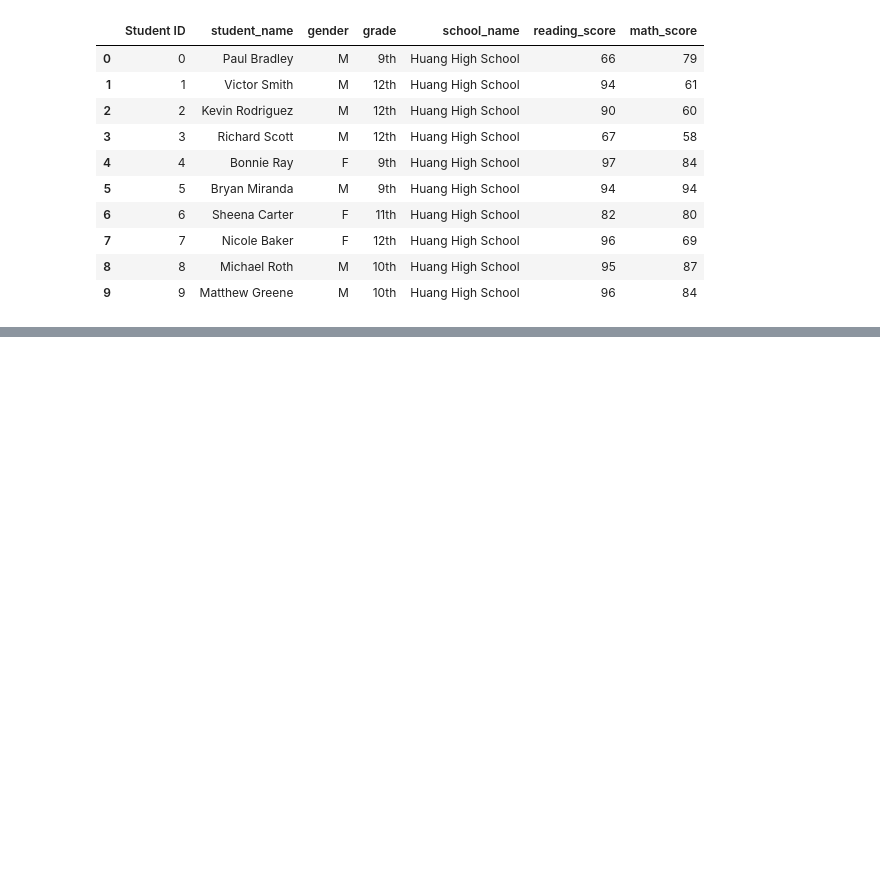
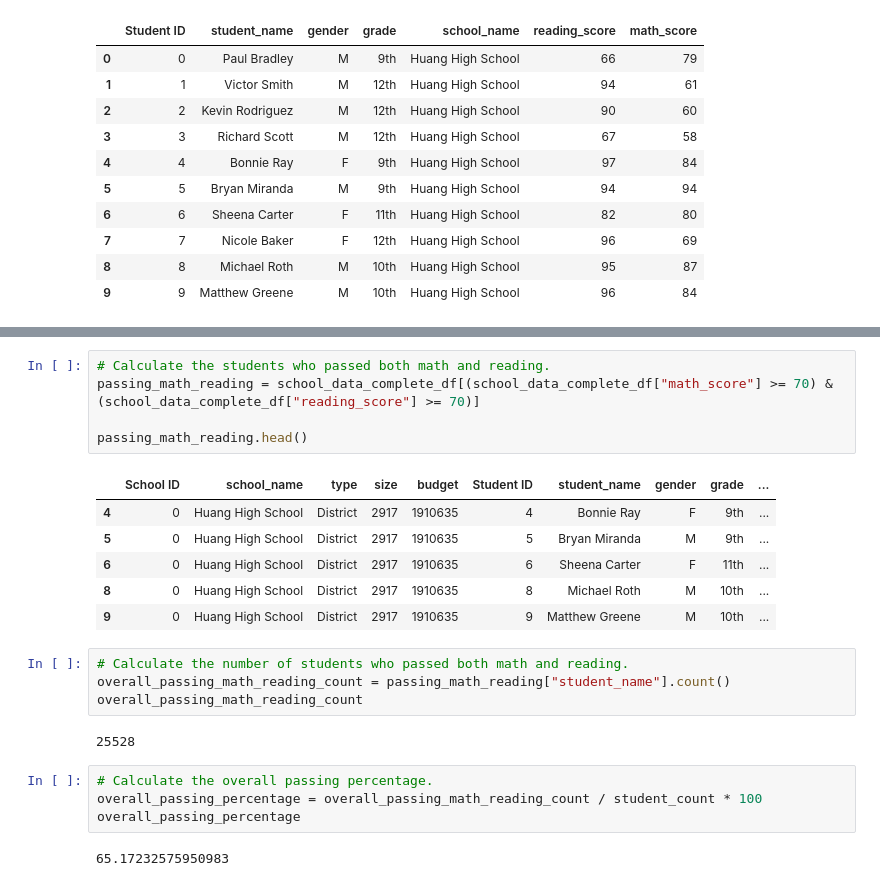
Before and after one commit to zanelouis/School_District_Analysis, a Jupyter notebook: PyCitySchools.ipynb, the cells around one changed output, grey strips where cells are left out. Drawn from its saved outputs; the diff is of its cells as text; blank space fills up the shorter version.

```diff
--- a/PyCitySchools.ipynb
+++ b/PyCitySchools.ipynb
@@ -168,0 +262,24 @@ student_data_df.head(10)
+# %%
+# Calculate the students who passed both math and reading.
+passing_math_reading = school_data_complete_df[(school_data_complete_df["math_score"] >= 70) & (school_data_complete_df["reading_score"] >= 70)]
+
+passing_math_reading.head()
+# %% [output]
+|  | School ID | school_name | type | size | budget | Student ID | student_name | gender | grade | ... |
+| 4 | 0 | Huang High School | District | 2917 | 1910635 | 4 | Bonnie Ray | F | 9th | ... |
+| 5 | 0 | Huang High School | District | 2917 | 1910635 | 5 | Bryan Miranda | M | 9th | ... |
+| 6 | 0 | Huang High School | District | 2917 | 1910635 | 6 | Sheena Carter | F | 11th | ... |
+| 8 | 0 | Huang High School | District | 2917 | 1910635 | 8 | Michael Roth | M | 10th | ... |
+| 9 | 0 | Huang High School | District | 2917 | 1910635 | 9 | Matthew Greene | M | 10th | ... |
+# %%
+# Calculate the number of students who passed both math and reading.
+overall_passing_math_reading_count = passing_math_reading["student_name"].count()
+overall_passing_math_reading_count
+# %% [output]
+25528
+# %%
+# Calculate the overall passing percentage.
+overall_passing_percentage = overall_passing_math_reading_count / student_count * 100
+overall_passing_percentage
+# %% [output]
+65.17232575950983
```
Also changed, not shown: parts of 23 cells of this notebook, 2 other files.
